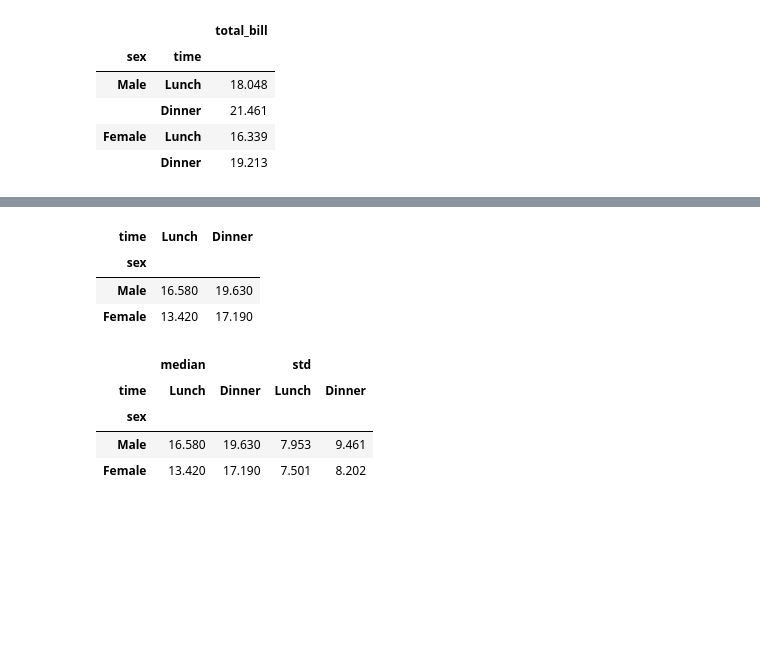
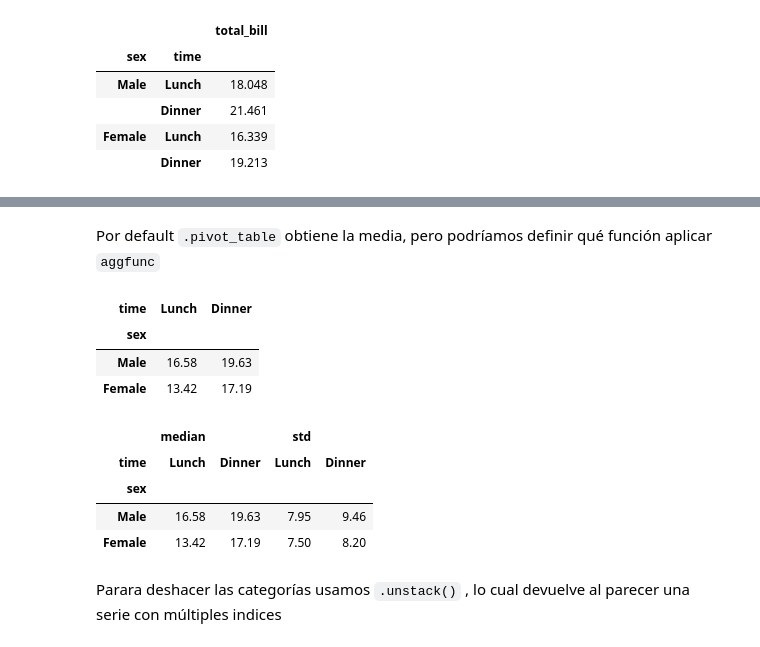
Before and after one commit to esmepy/Curso_pandas_platzi, a Jupyter notebook: apuntes/My_notebooks/22_group_by.ipynb, the cells around one changed output, grey strips where cells are left out. Drawn from its saved outputs; the diff is of its cells as text; code cells hidden in the pictures; blank space fills up the shorter version.

```diff
--- a/apuntes/My_notebooks/22_group_by.ipynb
+++ b/apuntes/My_notebooks/22_group_by.ipynb
@@ -204,16 +221,21 @@ df.pivot_table(values='total_bill', index='sex', columns='time')
+# %% [markdown]
+Por default `.pivot_table` obtiene la media, pero podríamos definir qué función aplicar `aggfunc`
+# %%
+df.pivot_table(values='total_bill', index='sex', columns='time', aggfunc='median')
+# o podemos usar np.median sin comillas
+# %% [output]
+| time | Lunch | Dinner |
+| sex |  |  |
+| Male | 16.58 | 19.63 |
+| Female | 13.42 | 17.19 |
 # %%
-df.pivot_table(values='total_bill', index='sex', columns='time', aggfunc=np.median)
+df_pivot = df.pivot_table(values='total_bill', index='sex', columns='time', aggfunc=[np.median,'std'])
+df_pivot
 # %% [output]
-| time | Lunch | Dinner |
-| sex |  |  |
-| Male | 16.580 | 19.630 |
-| Female | 13.420 | 17.190 |
+|  | median |  | std |  |
+| time | Lunch | Dinner | Lunch | Dinner |
+| sex |  |  |  |  |
+| Male | 16.58 | 19.63 | 7.95 | 9.46 |
+| Female | 13.42 | 17.19 | 7.50 | 8.20 |
-# %%
-df_pivot = df.pivot_table(values='total_bill', index='sex', columns='time', aggfunc=[np.median,np.std])
-df_pivot
-# %% [output]
-|  | median |  | std |  |
-| time | Lunch | Dinner | Lunch | Dinner |
-| sex |  |  |  |  |
-| Male | 16.580 | 19.630 | 7.953 | 9.461 |
-| Female | 13.420 | 17.190 | 7.501 | 8.202 |
+# %% [markdown]
+Parara deshacer las categorías usamos `.unstack()` , lo cual devuelve al parecer una serie con múltiples indices
```
Also changed, not shown: parts of 14 cells of this notebook.
